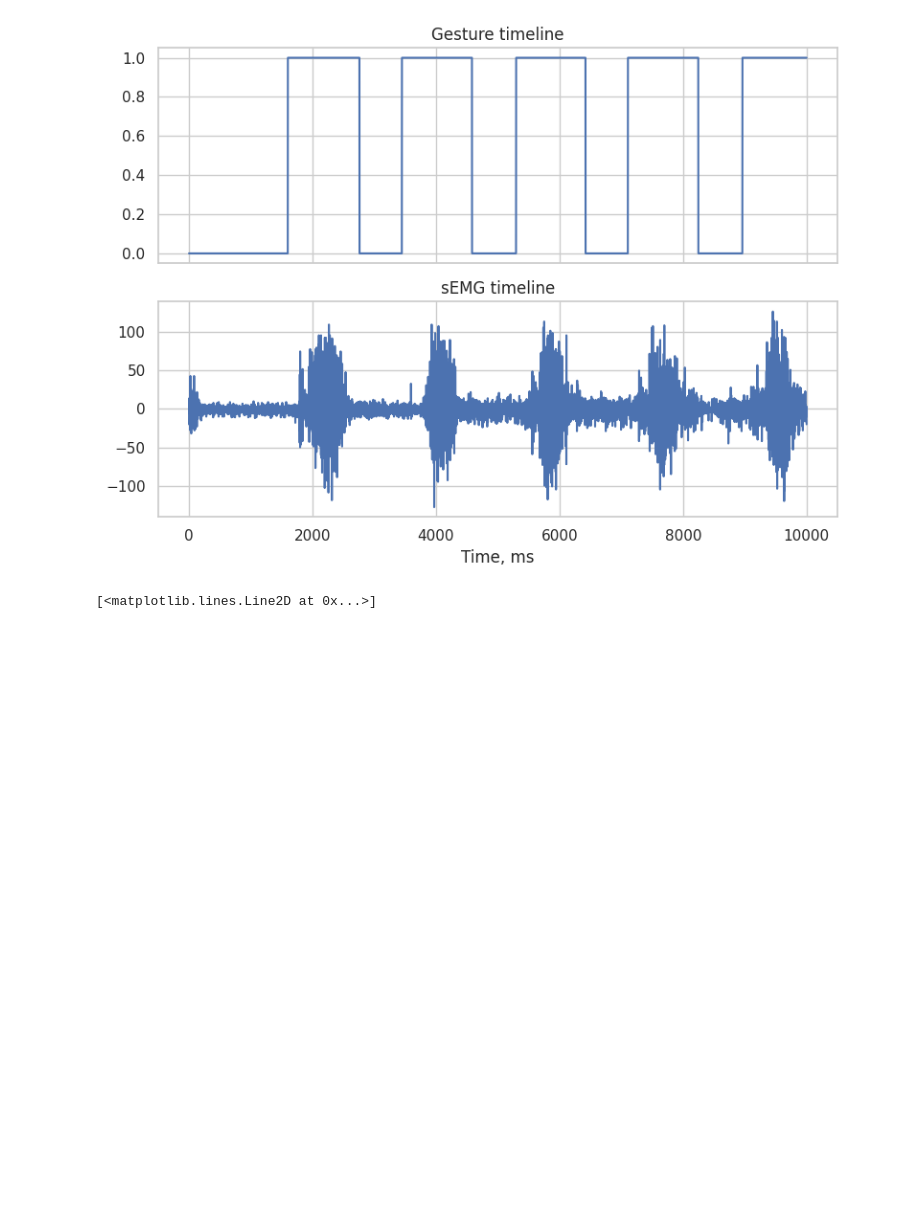
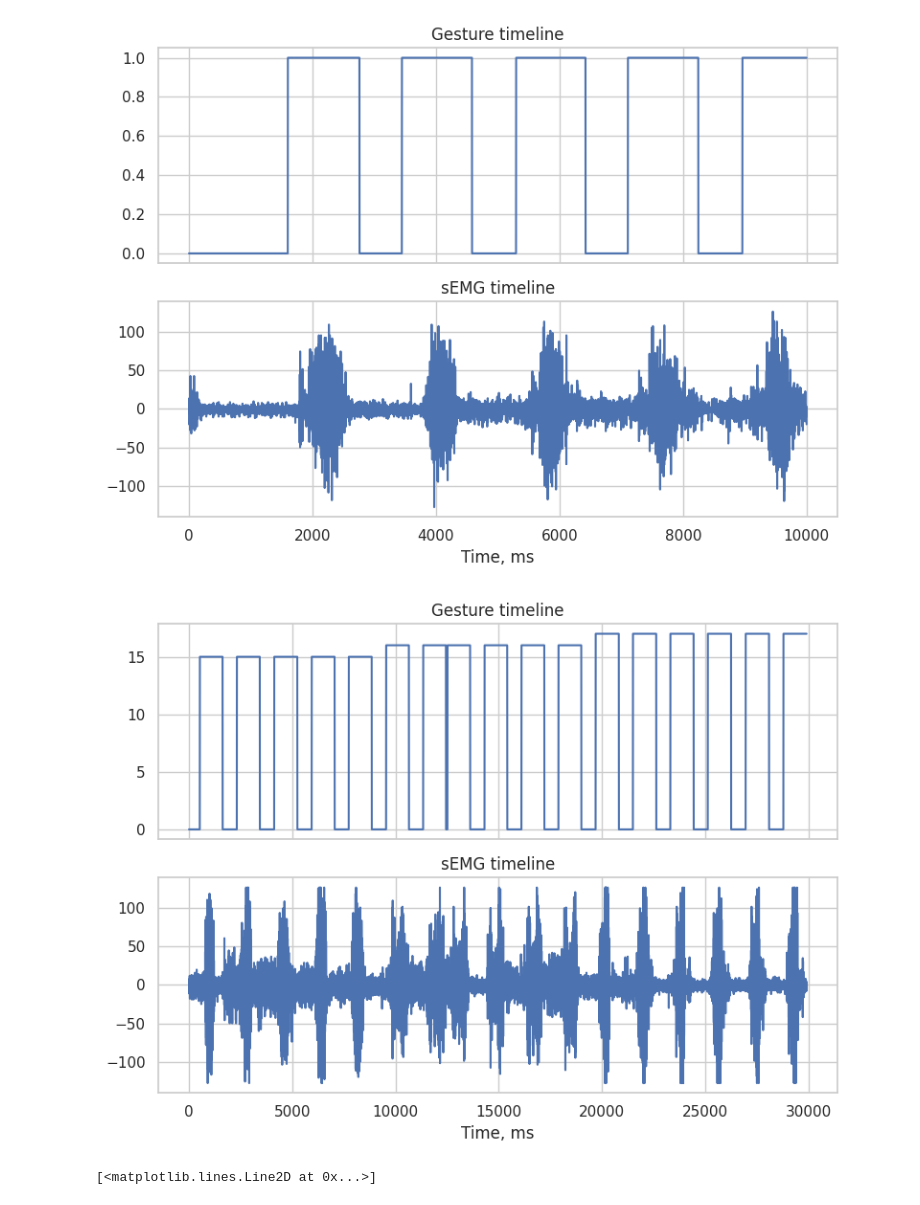
Before and after one commit to artchemi/bionic_hand_ETRI, a Jupyter notebook: notebooks/1_data.ipynb, the cells around one changed output. Cells and saved outputs as stored; diff of their text form; code cells hidden in the pictures; blank space fills up the shorter version.

```diff
--- a/notebooks/1_data.ipynb
+++ b/notebooks/1_data.ipynb
@@ -49,6 +49,25 @@ plt.tight_layout()
 plt.show()
 # %% [output]
 [figure]
+# %%
+# Настройка стиля seaborn
+sns.set(style="whitegrid")
+# Цвета — пастельные
+colors = sns.color_palette("pastel")
+
+fig, axs = plt.subplots(2, 1, figsize=(8, 6), sharex=True)  # 2 строки, 1 столбец
+
+axs[0].plot(data['stimulus'][150000:])
+axs[0].set_title('Gesture timeline')
+
+axs[1].plot(data['emg'][:,0][150000:])
+axs[1].set_title('sEMG timeline')
+axs[1].set_xlabel('Time, ms')
+
+plt.tight_layout()
+plt.show()
+# %% [output]
+[figure, added]
 # %%
 plt.plot(data['stimulus'][:10000])
 # %% [output]
```
Also changed, not shown: 2 other files.
